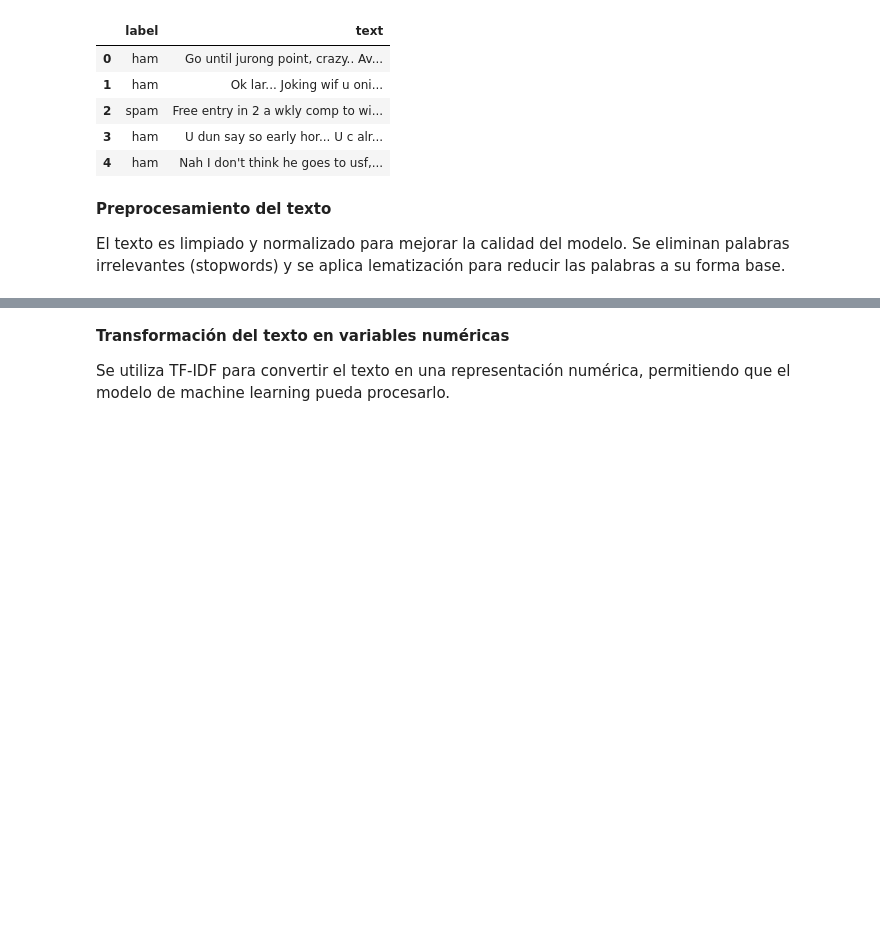
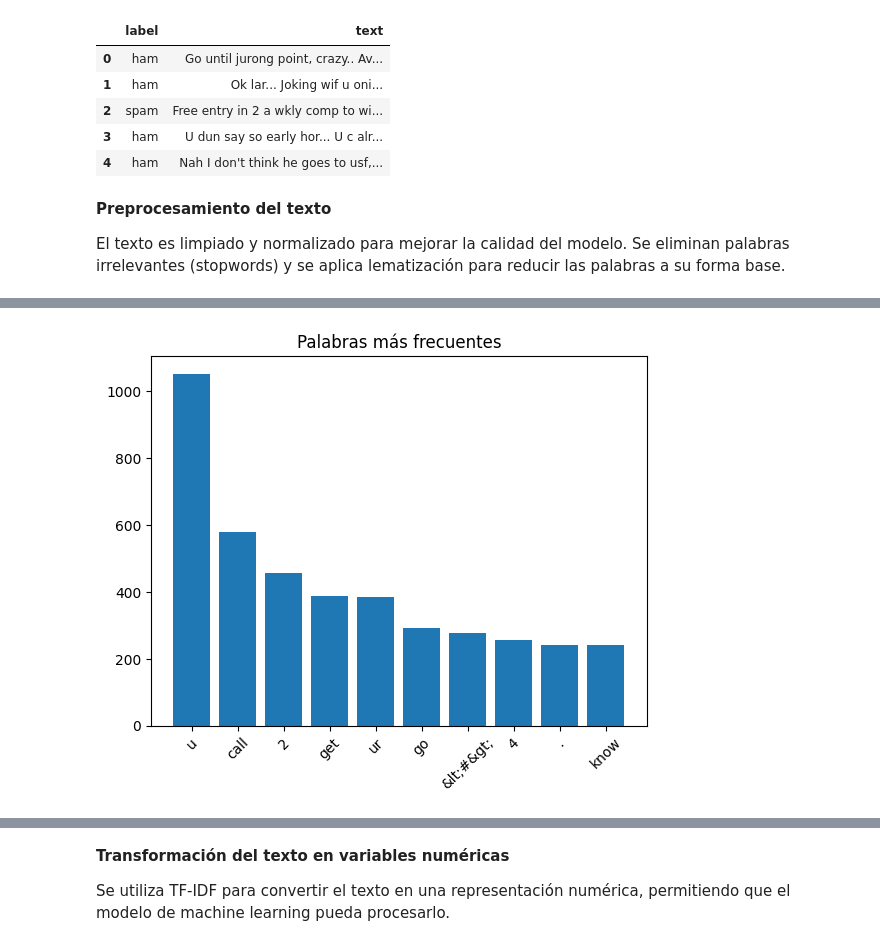
Before and after one commit to karenbochatay/Data_Science_IIII, a Jupyter notebook: DATA_SCIENCE_III.ipynb, the cells around one changed output, grey strips where cells are left out. Saved outputs shown, nothing was run; the diff lists cells and outputs as text; code cells hidden in the pictures; blank space fills up the shorter version.

```diff
--- a/DATA_SCIENCE_III.ipynb
+++ b/DATA_SCIENCE_III.ipynb
@@ -103,0 +158,21 @@ df['text'] = df['text'].apply(limpiar_texto)
+# %%
+# vemos palabras más comunes en todo el dataset
+
+from collections import Counter
+
+all_words = " ".join(df['text']).split()
+counter = Counter(all_words)
+
+common_words = counter.most_common(10)
+
+words = [w[0] for w in common_words]
+counts = [w[1] for w in common_words]
+
+plt.bar(words, counts)
+
+plt.title("Palabras más frecuentes")
+plt.xticks(rotation=45)
+
+plt.show()
+# %% [output]
+[figure, added]
```
Also changed, not shown: parts of 12 cells of this notebook.
